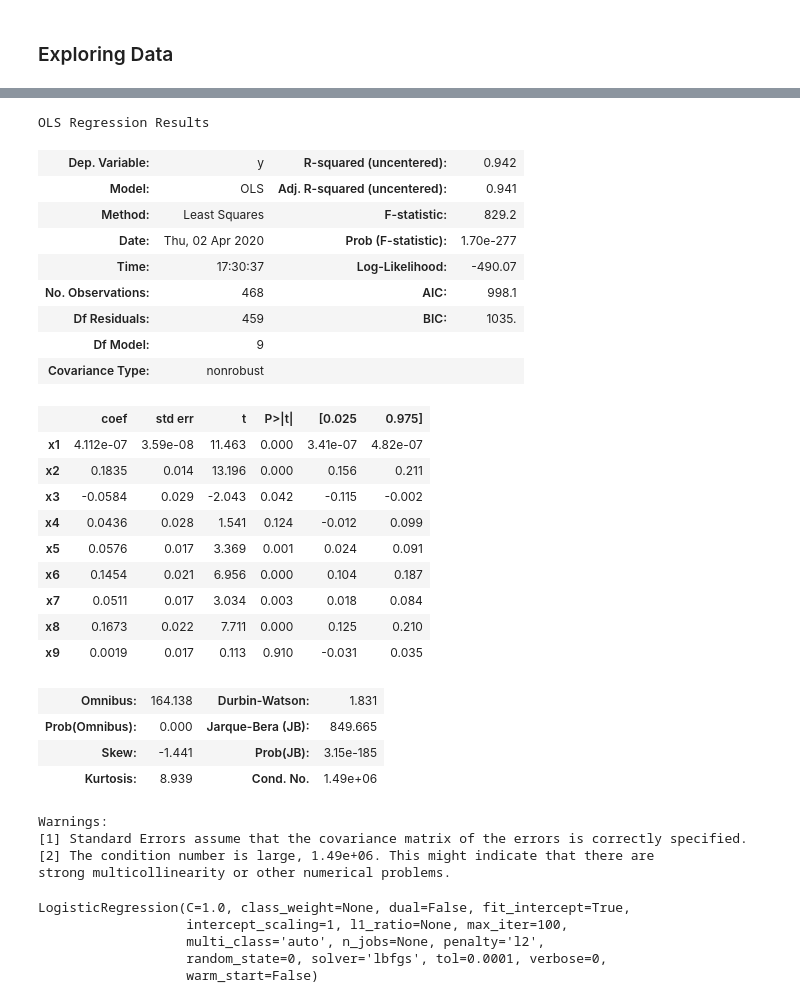
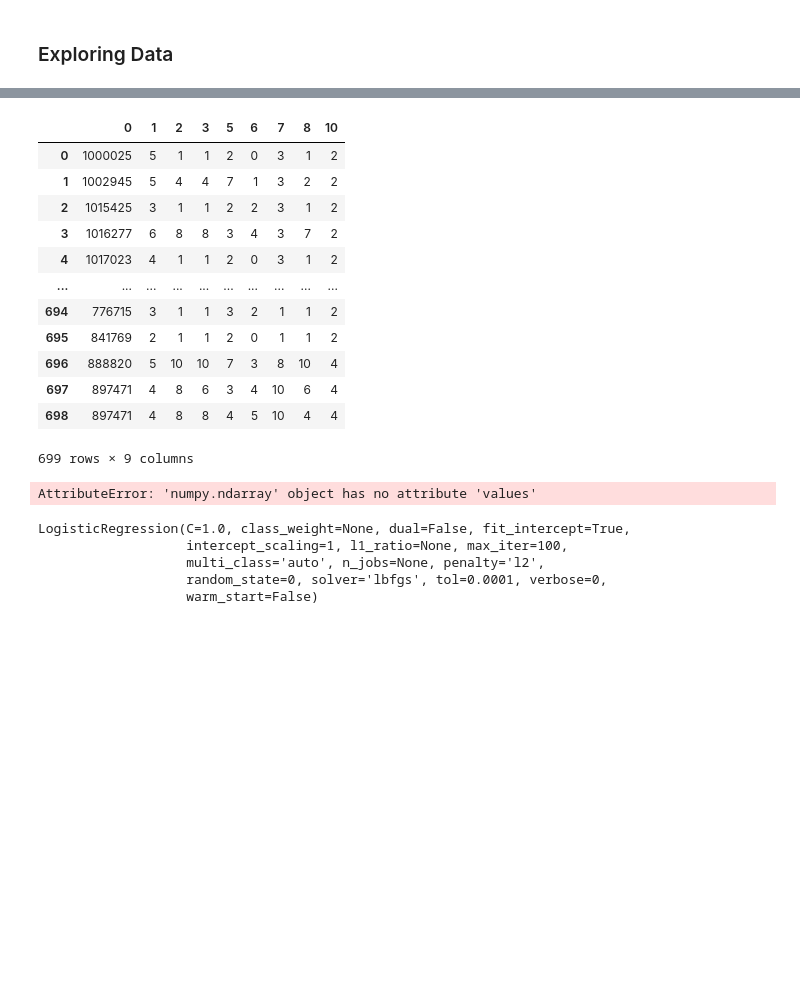
Before and after one commit to ntokozomfene/PREDICT_BREAST_CANCER, a Jupyter notebook: predict_breast_cancer.ipynb, the cells around one changed output, grey strips where cells are left out. Cells and saved outputs as stored; diff of their text form; code cells hidden in the pictures; blank space fills up the shorter version.

```diff
--- a/predict_breast_cancer.ipynb
+++ b/predict_breast_cancer.ipynb
@@ -174,3 +220,30 @@ X_train, X_test, y_train, y_test = train_test_split(X,
+# %%
+# droping features
+df_cancer = df_cancer.drop([4,9], axis=1)
+df_cancer
+# %% [output]
+|  | 0 | 1 | 2 | 3 | 5 | 6 | 7 | 8 | 10 |
+| 0 | 1000025 | 5 | 1 | 1 | 2 | 0 | 3 | 1 | 2 |
+| 1 | 1002945 | 5 | 4 | 4 | 7 | 1 | 3 | 2 | 2 |
+| 2 | 1015425 | 3 | 1 | 1 | 2 | 2 | 3 | 1 | 2 |
+| 3 | 1016277 | 6 | 8 | 8 | 3 | 4 | 3 | 7 | 2 |
+| 4 | 1017023 | 4 | 1 | 1 | 2 | 0 | 3 | 1 | 2 |
+| ... | ... | ... | ... | ... | ... | ... | ... | ... | ... |
+| 694 | 776715 | 3 | 1 | 1 | 3 | 2 | 1 | 1 | 2 |
+| 695 | 841769 | 2 | 1 | 1 | 2 | 0 | 1 | 1 | 2 |
+| 696 | 888820 | 5 | 10 | 10 | 7 | 3 | 8 | 10 | 4 |
+| 697 | 897471 | 4 | 8 | 6 | 3 | 4 | 10 | 6 | 4 |
+| 698 | 897471 | 4 | 8 | 8 | 4 | 5 | 10 | 4 | 4 |
+699 rows × 9 columns
+# %%
+df_cancer = df_cancer.values
+X,y = df_cance[:,0:8] , df_cance[:,9]
+X_train, X_test, y_train, y_test = train_test_split(X,
+                                y,
+                                test_size=0.33,
+                                random_state=42)
+# %% [output]
+AttributeError: 'numpy.ndarray' object has no attribute 'values'
 # %%
 # Import MinMaxScaler
 from sklearn.preprocessing import MinMaxScaler
@@ -179,36 +252,3 @@ from sklearn.preprocessing import MinMaxScaler
 scaler = MinMaxScaler(feature_range=(0, 1))
 rescaledX_train = scaler.fit_transform(X_train)
 rescaledX_test = scaler.fit_transform(X_test)
-# %%
-import statsmodels.api as sm
-model= sm.OLS(y_train, X_train).fit()
-model.summary()
-# %% [output]
-OLS Regression Results
-| Dep. Variable: | y | R-squared (uncentered): | 0.942 |
-| Model: | OLS | Adj. R-squared (uncentered): | 0.941 |
-| Method: | Least Squares | F-statistic: | 829.2 |
-| Date: | Thu, 02 Apr 2020 | Prob (F-statistic): | 1.70e-277 |
-| Time: | 17:30:37 | Log-Likelihood: | -490.07 |
-| No. Observations: | 468 | AIC: | 998.1 |
-| Df Residuals: | 459 | BIC: | 1035. |
-| Df Model: | 9 |  |  |
-| Covariance Type: | nonrobust |  |  |
-|  | coef | std err | t | P>|t| | [0.025 | 0.975] |
-| x1 | 4.112e-07 | 3.59e-08 | 11.463 | 0.000 | 3.41e-07 | 4.82e-07 |
-| x2 | 0.1835 | 0.014 | 13.196 | 0.000 | 0.156 | 0.211 |
-| x3 | -0.0584 | 0.029 | -2.043 | 0.042 | -0.115 | -0.002 |
-| x4 | 0.0436 | 0.028 | 1.541 | 0.124 | -0.012 | 0.099 |
-| x5 | 0.0576 | 0.017 | 3.369 | 0.001 | 0.024 | 0.091 |
-| x6 | 0.1454 | 0.021 | 6.956 | 0.000 | 0.104 | 0.187 |
-| x7 | 0.0511 | 0.017 | 3.034 | 0.003 | 0.018 | 0.084 |
-| x8 | 0.1673 | 0.022 | 7.711 | 0.000 | 0.125 | 0.210 |
-| x9 | 0.0019 | 0.017 | 0.113 | 0.910 | -0.031 | 0.035 |
-| Omnibus: | 164.138 | Durbin-Watson: | 1.831 |
-| Prob(Omnibus): | 0.000 | Jarque-Bera (JB): | 849.665 |
-| Skew: | -1.441 | Prob(JB): | 3.15e-185 |
-| Kurtosis: | 8.939 | Cond. No. | 1.49e+06 |
-Warnings:
-[1] Standard Errors assume that the covariance matrix of the errors is correctly specified.
-[2] The condition number is large, 1.49e+06. This might indicate that there are
-strong multicollinearity or other numerical problems.
```
Also changed, not shown: parts of 13 cells of this notebook.
